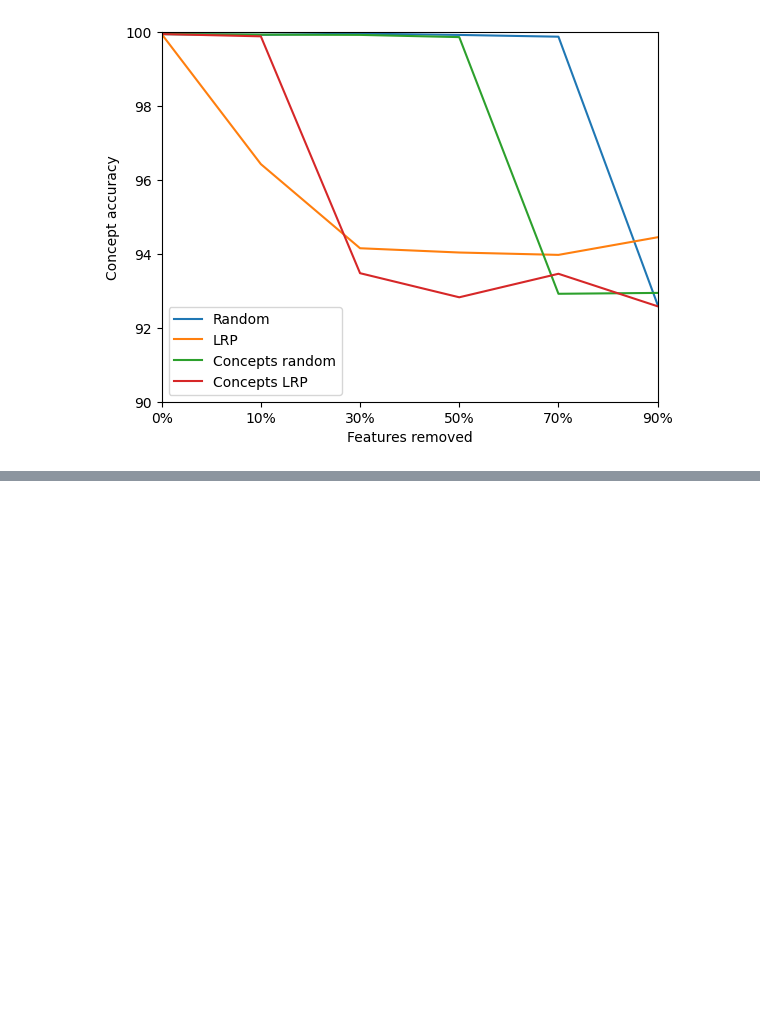
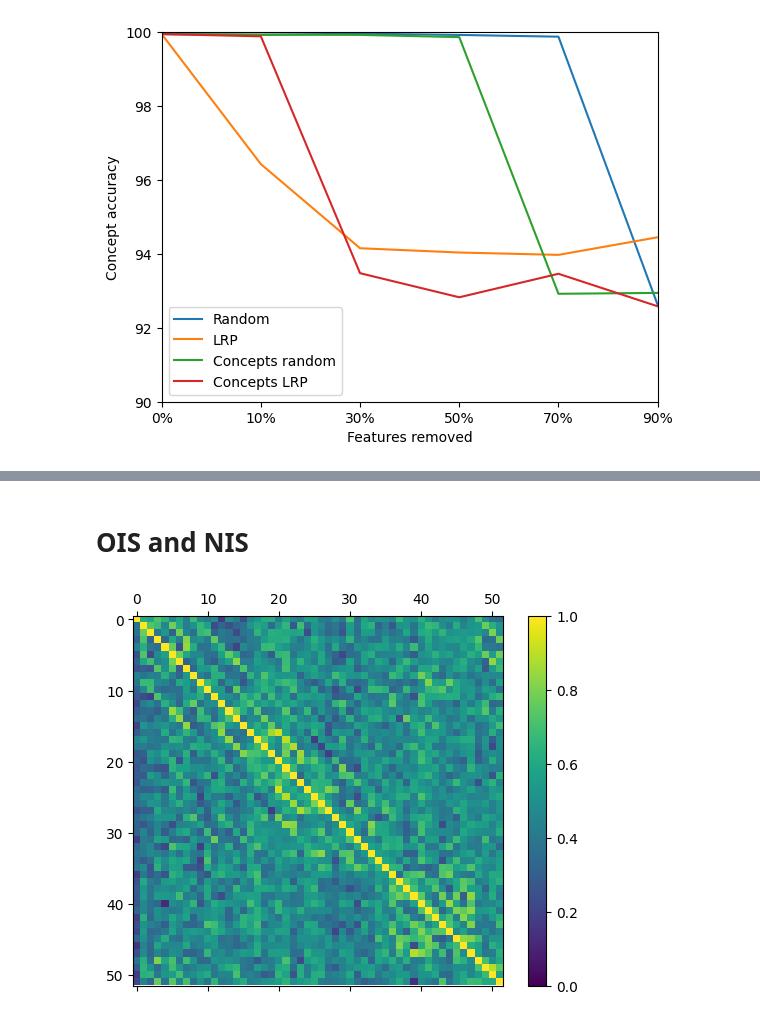
Before and after one commit to JackFurby/Playing-cards-CBM, a Jupyter notebook: experiments/plot.ipynb, the cells around one changed output, grey strips where cells are left out. Cells and saved outputs as stored; diff of their text form; code cells hidden in the pictures; blank space fills up the shorter version.

```diff
--- a/experiments/plot.ipynb
+++ b/experiments/plot.ipynb
@@ -44,0 +92,14 @@ plt.show()
+# %% [markdown]
+# OIS and NIS
+# %%
+pred_matrix = np.load('./../pred_matrix.npy')
+
+fig = plt.figure()
+ax = fig.add_subplot(111)
+cax = ax.matshow(pred_matrix, interpolation='nearest', vmin=0.0, vmax=1.0)
+fig.colorbar(cax)
+
+plt.savefig('./../pred_matrix.png')
+plt.show()
+# %% [output]
+[figure, added]
```
Also changed, not shown: parts of 7 cells of this notebook, 9 other files.
